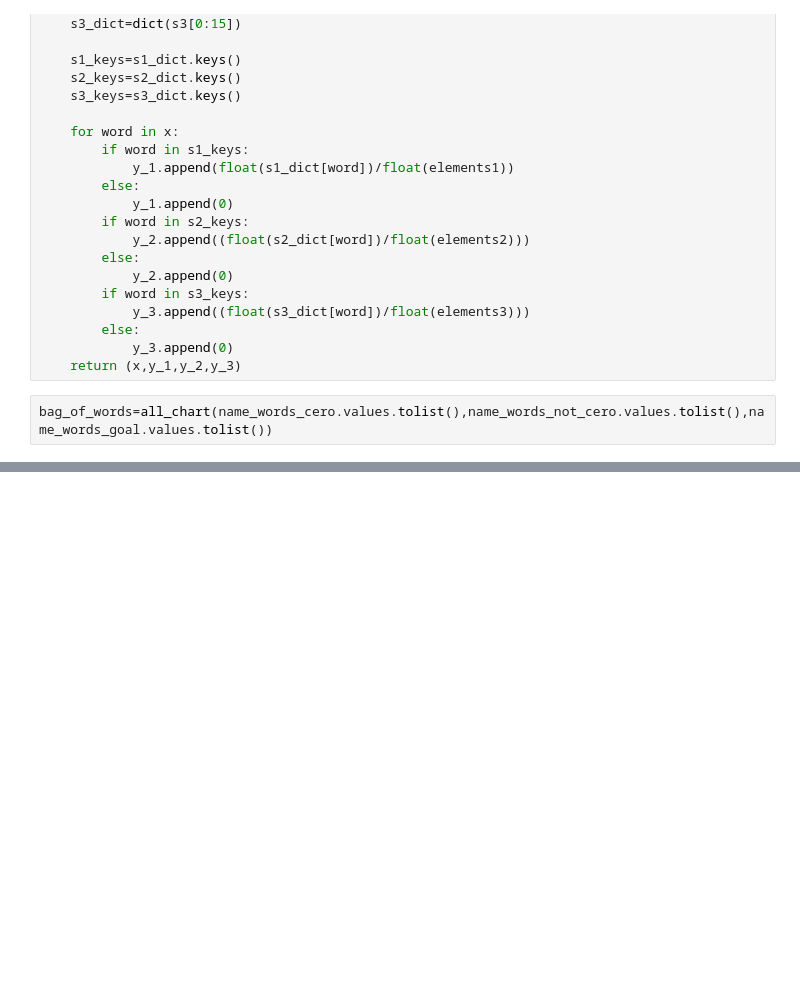
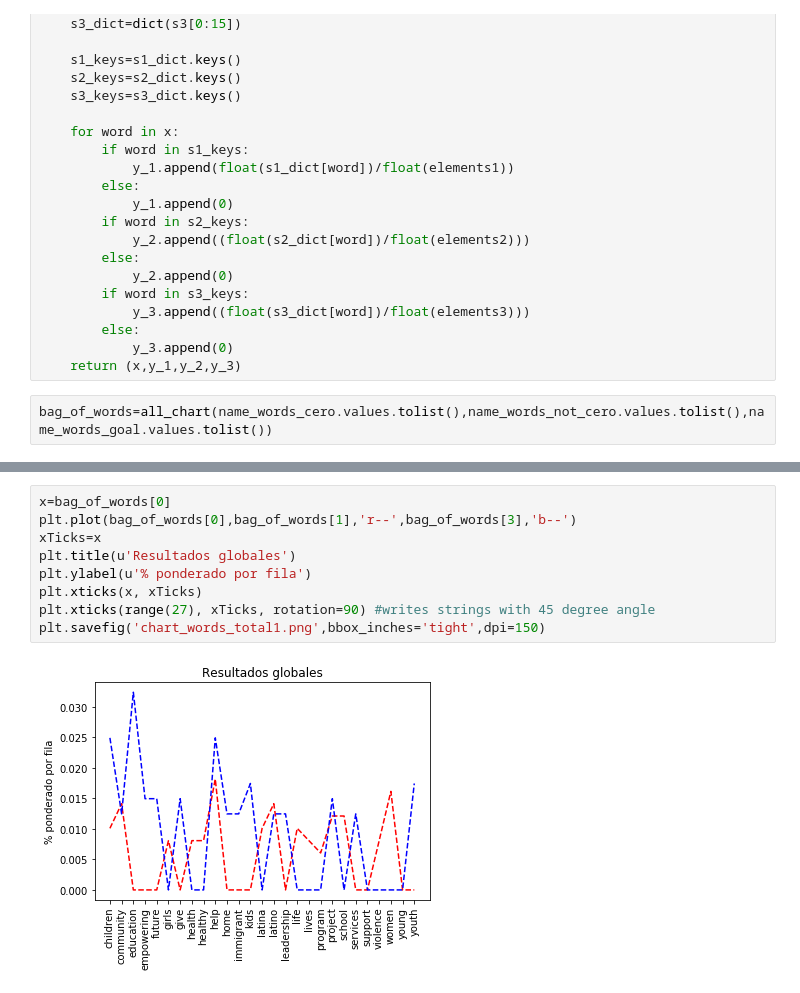
Before and after one commit to JorgeGarciaBello/hip_give, a Jupyter notebook: text_analysis/Gráficas de resultados.ipynb, the cells around one changed output, grey strips where cells are left out. Drawn from its saved outputs; the diff is of its cells as text; blank space fills up the shorter version.

```diff
--- a/text_analysis/Gráficas de resultados.ipynb
+++ b/text_analysis/Gráficas de resultados.ipynb
@@ -131,0 +132,11 @@ plt.savefig('chart_words_total.png',bbox_inches='tight',dpi=150)
+# %%
+x=bag_of_words[0]
+plt.plot(bag_of_words[0],bag_of_words[1],'r--',bag_of_words[3],'b--')
+xTicks=x
+plt.title(u'Resultados globales')
+plt.ylabel(u'% ponderado por fila')
+plt.xticks(x, xTicks)
+plt.xticks(range(27), xTicks, rotation=90) #writes strings with 45 degree angle
+plt.savefig('chart_words_total1.png',bbox_inches='tight',dpi=150)
+# %% [output]
+[figure, added]
```
Also changed, not shown: parts of 3 cells of this notebook, 16 other files.
